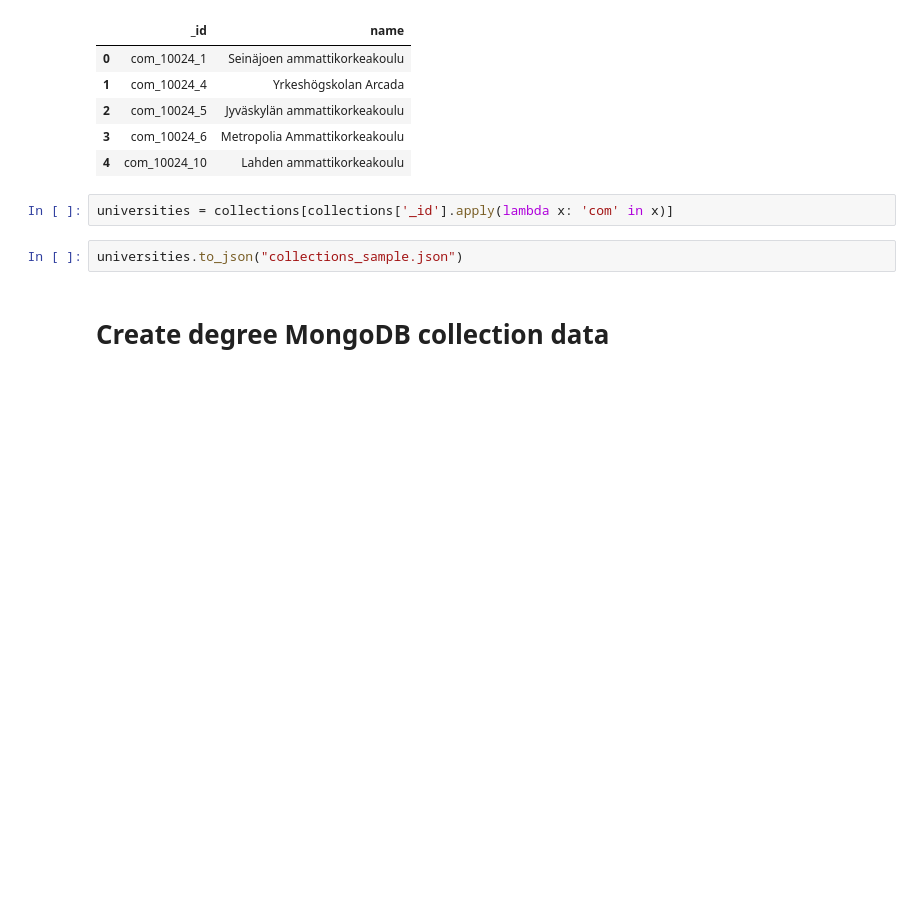
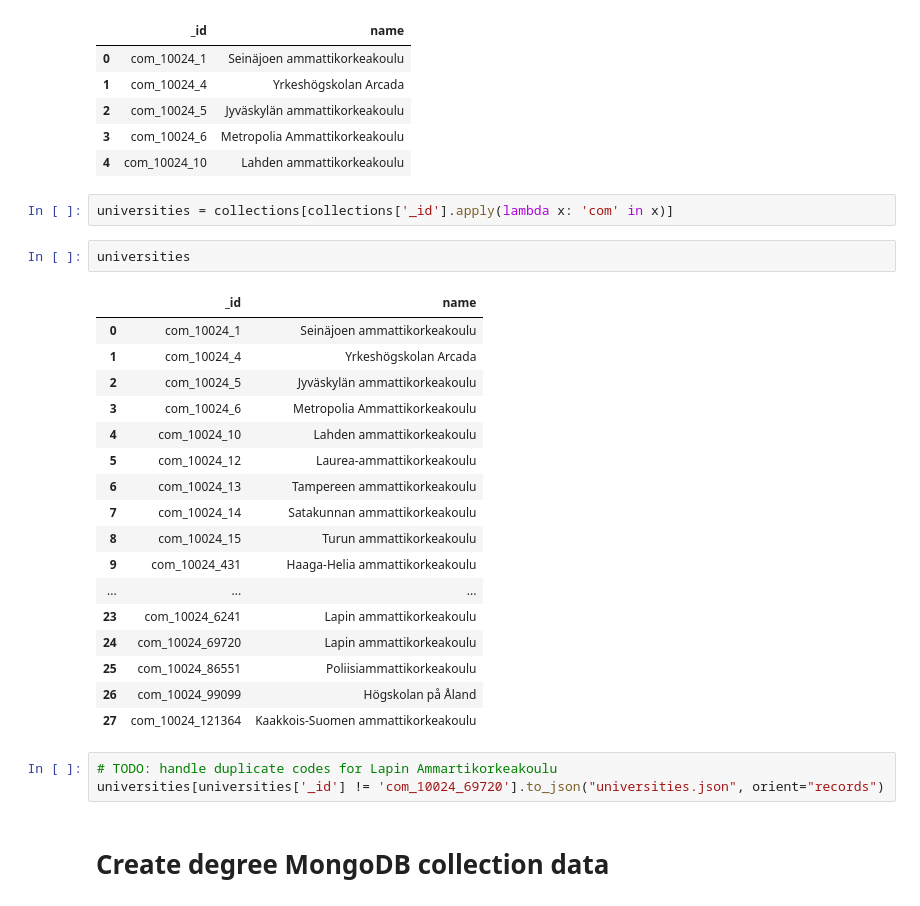
Before and after one commit to arimbr/theseus, a Jupyter notebook: analyze/Generating db data.ipynb, the cells around one changed output. Cells and saved outputs as stored; diff of their text form; blank space fills up the shorter version.

```diff
--- a/analyze/Generating db data.ipynb
+++ b/analyze/Generating db data.ipynb
@@ -38,8 +38,29 @@ collections.head()
 | 4 | com_10024_10 | Lahden ammattikorkeakoulu |
 # %%
 universities = collections[collections['_id'].apply(lambda x: 'com' in x)]
-# %%
-universities.to_json("collections_sample.json")
+# %%
+universities
+# %% [output]
+|  | _id | name |
+| 0 | com_10024_1 | Seinäjoen ammattikorkeakoulu |
+| 1 | com_10024_4 | Yrkeshögskolan Arcada |
+| 2 | com_10024_5 | Jyväskylän ammattikorkeakoulu |
+| 3 | com_10024_6 | Metropolia Ammattikorkeakoulu |
+| 4 | com_10024_10 | Lahden ammattikorkeakoulu |
+| 5 | com_10024_12 | Laurea-ammattikorkeakoulu |
+| 6 | com_10024_13 | Tampereen ammattikorkeakoulu |
+| 7 | com_10024_14 | Satakunnan ammattikorkeakoulu |
+| 8 | com_10024_15 | Turun ammattikorkeakoulu |
+| 9 | com_10024_431 | Haaga-Helia ammattikorkeakoulu |
+| ... | ... | ... |
+| 23 | com_10024_6241 | Lapin ammattikorkeakoulu |
+| 24 | com_10024_69720 | Lapin ammattikorkeakoulu |
+| 25 | com_10024_86551 | Poliisiammattikorkeakoulu |
+| 26 | com_10024_99099 | Högskolan på Åland |
+| 27 | com_10024_121364 | Kaakkois-Suomen ammattikorkeakoulu |
+# %%
+# TODO: handle duplicate codes for Lapin Ammartikorkeakoulu
+universities[universities['_id'] != 'com_10024_69720'].to_json("universities.json", orient="records")
 # %% [markdown]
 # Create degree MongoDB collection data
 # %%
```
Also changed, not shown: 1 other file.
